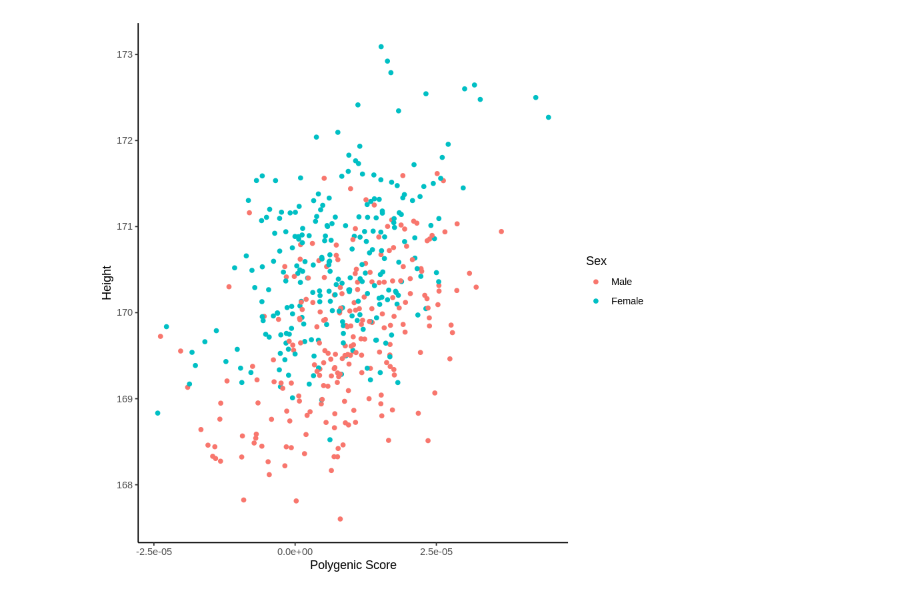
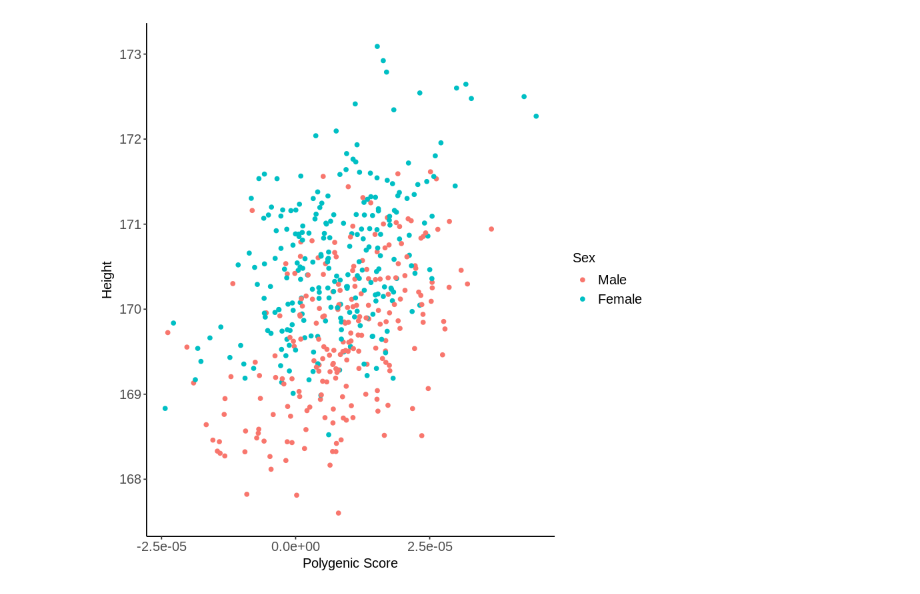
Before and after one commit to hds-sandbox/GWAS_course, a Jupyter notebook: develop/GWAS7-PRSII.out.ipynb, the cells around one changed output. Cells and saved outputs as stored; diff of their text form; code cells hidden in the pictures.

```diff
--- a/develop/GWAS7-PRSII.out.ipynb
+++ b/develop/GWAS7-PRSII.out.ipynb
@@ -127,20 +130,21 @@ ln -sf ../Software
 # %%
 library(ggplot2)
 
 # Read in the files
 prs <- read.table("./Results/GWAS7/EUR.PRSice.best", header=T)
 height <- read.table("./Data/EUR.height", header=T)
 sex <- read.table("./Data/EUR.cov", header=T)
 # Rename the sex
 sex$Sex <- as.factor(sex$Sex)
 levels(sex$Sex) <- c("Male", "Female")
 # Merge the files
 dat <- merge(merge(prs, height), sex)
 
 # Start plotting
 ggplot(dat, aes(x=PRS, y=Height, color=Sex))+
     geom_point()+
     theme_classic()+
-    labs(x="Polygenic Score", y="Height")
+    labs(x="Polygenic Score", y="Height") +
+    theme(axis.text=element_text(size=12), axis.title=element_text(size=12), legend.text=element_text(size=12),legend.title=element_text(size=14))
 # %% [output]
-[figure, old version]
+[figure, new version]
```
Also changed, not shown: parts of 10 cells of this notebook, 27 other files.
